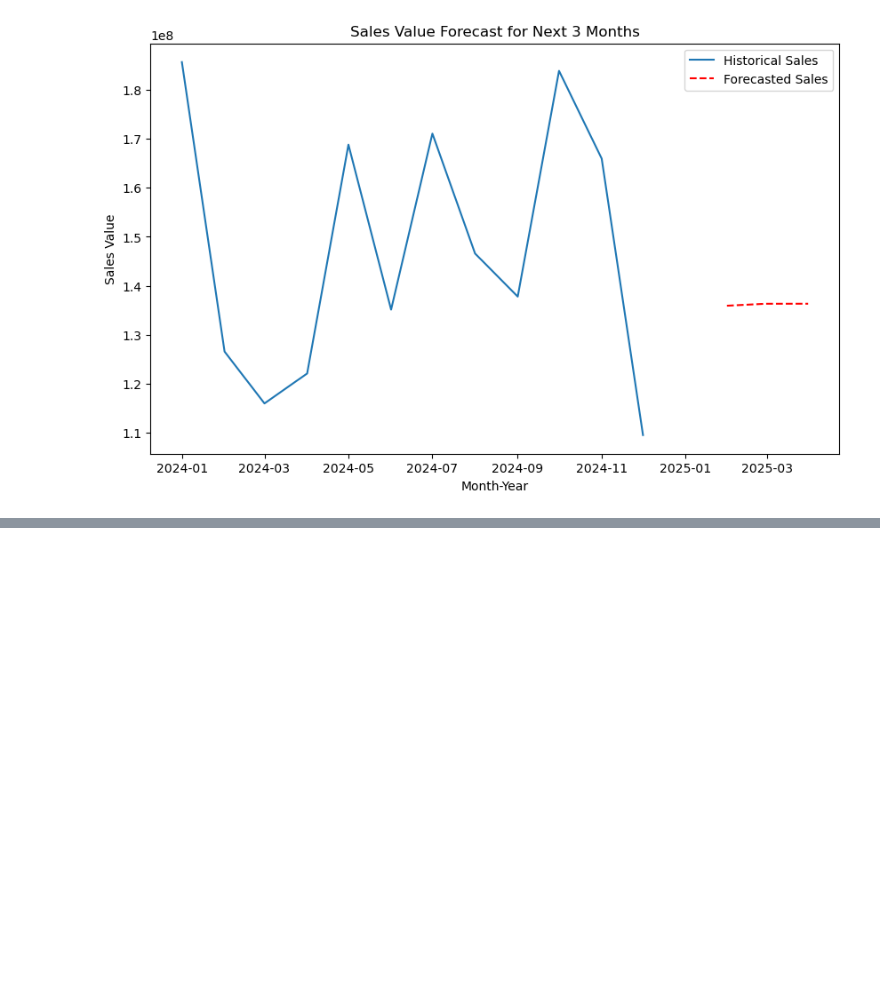
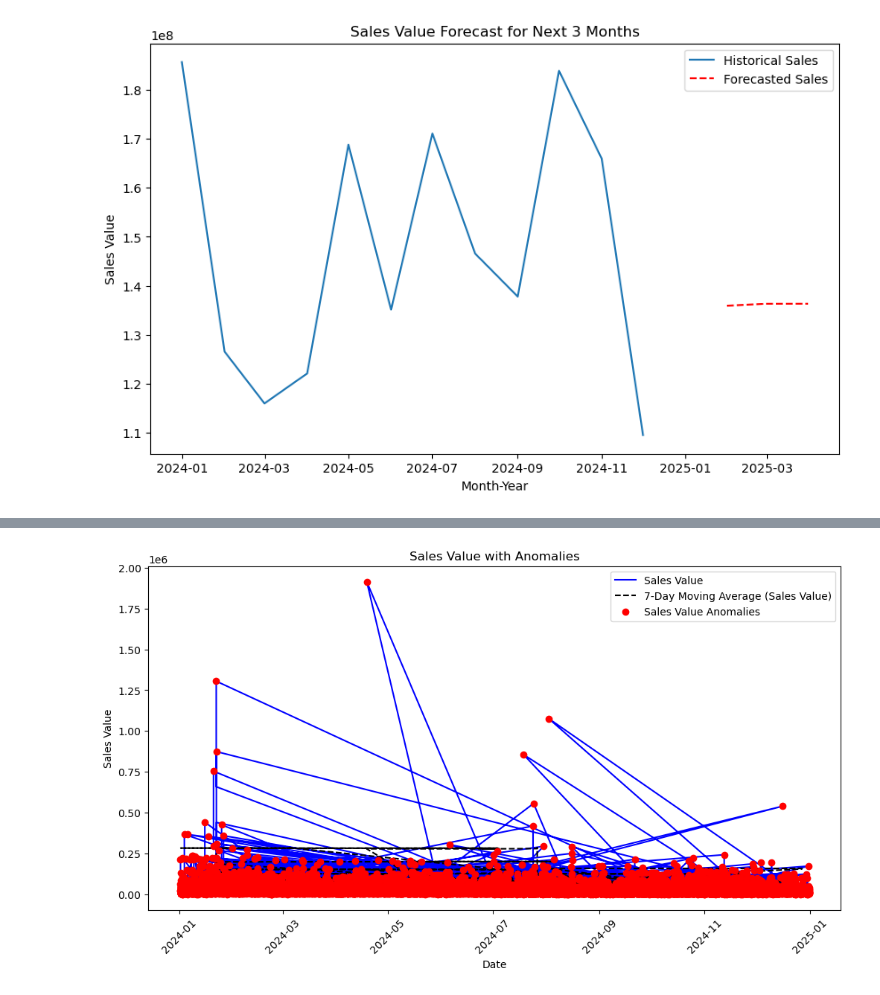
Before and after one commit to PaulMuniu/Kwanza-Tukule-Data-Analysis, a Jupyter notebook: Kwanza_Tukule.ipynb, the cells around one changed output, grey strips where cells are left out. Drawn from its saved outputs; the diff is of its cells as text; code cells hidden in the pictures; blank space fills up the shorter version.

```diff
--- a/Kwanza_Tukule.ipynb
+++ b/Kwanza_Tukule.ipynb
@@ -741,0 +786,15 @@ plt.show()
+# %%
+# Plot Sales Value and its anomalies
+plt.figure(figsize=(12, 6))
+plt.plot(data.index, data['VALUE'], label='Sales Value', color='blue')
+plt.plot(data.index, data['SALES_VALUE_MA'], label='7-Day Moving Average (Sales Value)', color='black', linestyle='--')
+plt.scatter(data.index[data['SALES_VALUE_ANOMALY']], data['VALUE'][data['SALES_VALUE_ANOMALY']], color='red', label='Sales Value Anomalies', zorder=5)
+
+plt.title('Sales Value with Anomalies')
+plt.xlabel('Date')
+plt.ylabel('Sales Value')
+plt.legend()
+plt.xticks(rotation=45)
+plt.show()
+# %% [output]
+[figure, added]
```
Also changed, not shown: parts of 17 cells of this notebook.
